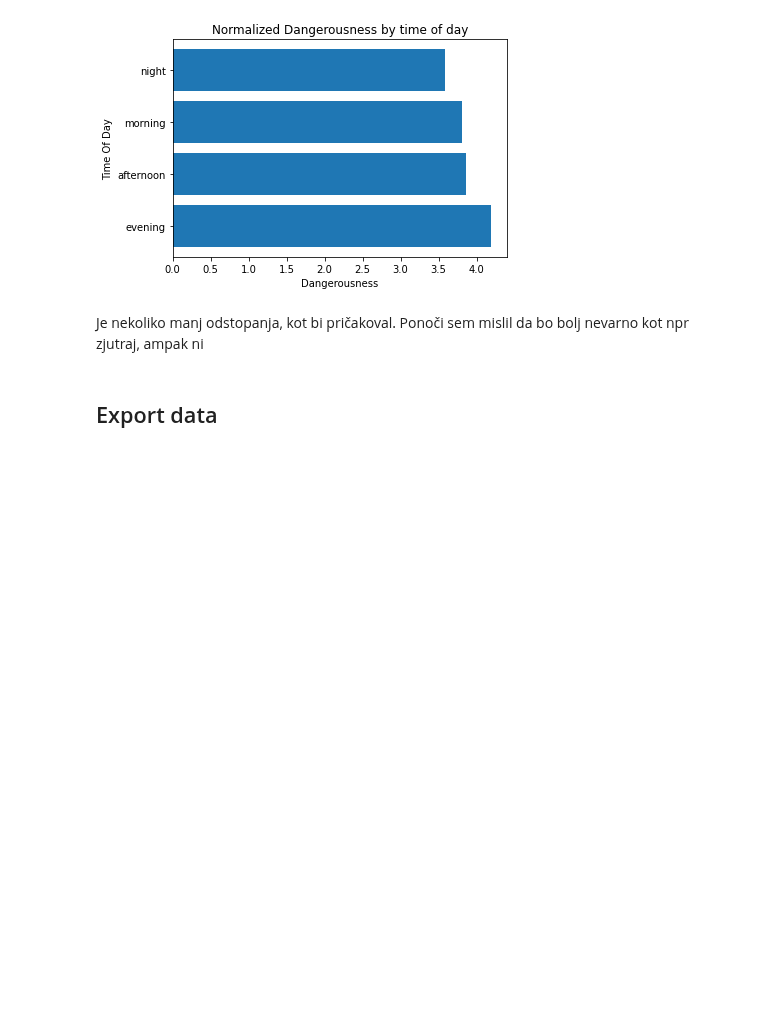
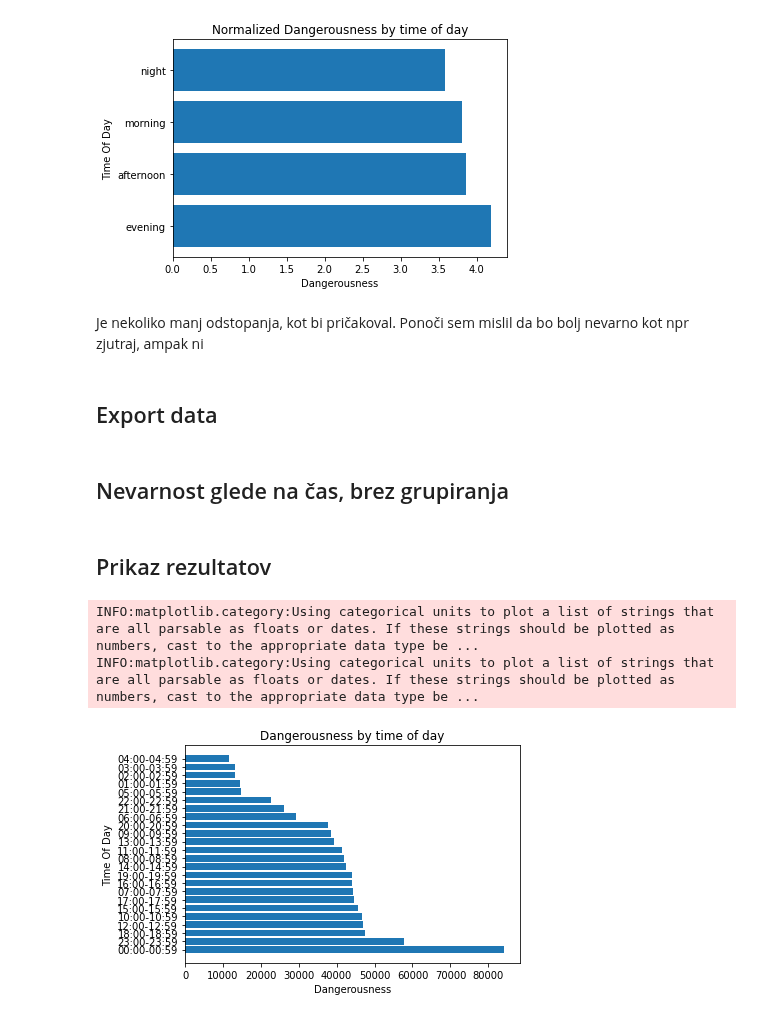
Before and after one commit to zrezke/PR21mlfjis, a Jupyter notebook: data_processing/time_of_day_dangerousness.ipynb, the cells around one changed output. Saved outputs shown, nothing was run; the diff lists cells and outputs as text; code cells hidden in the pictures; blank space fills up the shorter version.

```diff
--- a/data_processing/time_of_day_dangerousness.ipynb
+++ b/data_processing/time_of_day_dangerousness.ipynb
@@ -148,3 +149,5 @@ Ponoči sem mislil da bo bolj nevarno kot npr zjutraj, ampak ni
 export_dict = {tod: dangerousness for tod, dangerousness in normalized_np_tod_danger}
 # %%
 json.dump(export_dict, open("../data/danger_by_tod.json", "w"))
+# %% [markdown]
+## Nevarnost glede na čas, brez grupiranja
@@ -150,0 +156,33 @@ json.dump(export_dict, open("../data/danger_by_tod.json", "w"))
+# %%
+from collections import defaultdict
+no_group_nevarnost_by_tod: dict = dict.fromkeys(main_data["UraStoritve"].unique(), 0)
+kd_errors_dict = defaultdict(int)
+
+
+for i, kd in main_data.iterrows():
+    tod = kd["UraStoritve"]
+    kd = str.lower(str.strip(str.split(kd["OpisKD"], '-')[-1]))
+
+    try:
+        no_group_nevarnost_by_tod[tod] += kazni_utezi[kd]
+    except KeyError:
+        kd_errors_dict[kd] += 1
+        # print(f"NAPAKA PRI \"TOD: {tod}, KD: {kd}\"")
+# %% [markdown]
+## Prikaz rezultatov
+# %%
+n_np_tod_danger = np.array(list(no_group_nevarnost_by_tod.items()), dtype=object)
+n_np_tod_danger = n_np_tod_danger[np.argsort(n_np_tod_danger[:, 1])[::-1]]
+# print(np_regije_danger)
+# create graph of dangerousness of regions
+
+fig, ax = plt.subplots()
+ax.barh(n_np_tod_danger[:, 0], n_np_tod_danger[:, 1])
+ax.set_xlabel('Dangerousness')
+ax.set_ylabel('Time Of Day')
+ax.set_title('Dangerousness by time of day')
+plt.show()
+# %% [output]
+INFO:matplotlib.category:Using categorical units to plot a list of strings that are all parsable as floats or dates. If these strings should be plotted as numbers, cast to the appropriate data type be ...
+INFO:matplotlib.category:Using categorical units to plot a list of strings that are all parsable as floats or dates. If these strings should be plotted as numbers, cast to the appropriate data type be ...
+[figure, added]
```
Also changed, not shown: parts of 7 cells of this notebook, 7 other files.
